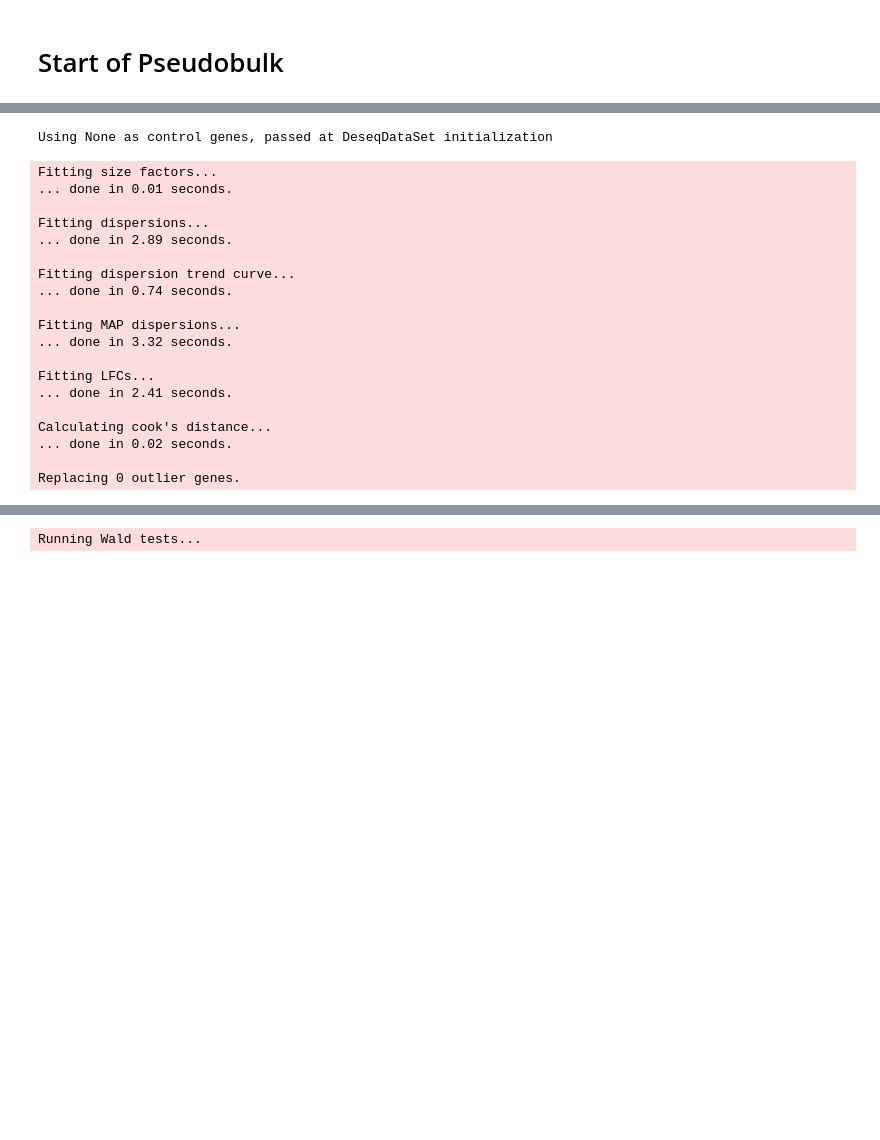
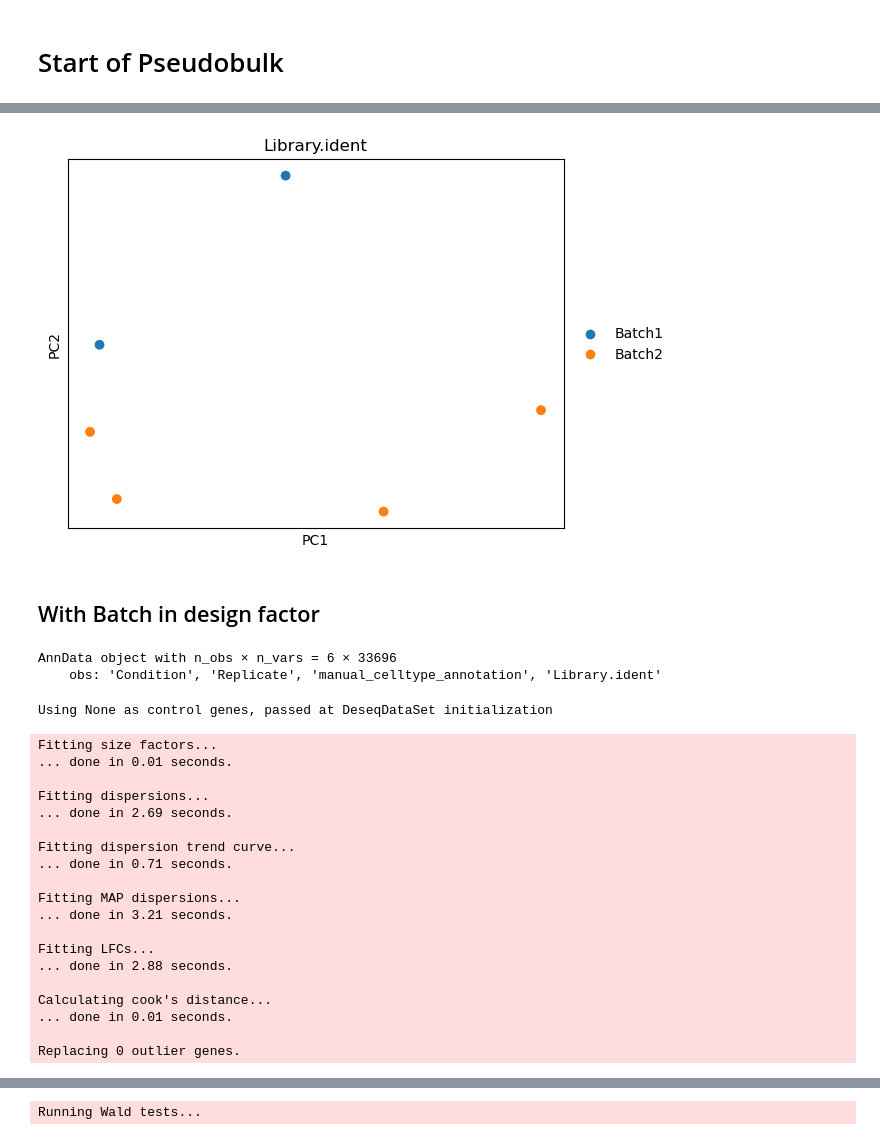
Before and after one commit to Oiya861028/1-sc_practice, a Jupyter notebook: Differential_Gene_Analysis/Notebook/pseudobulk.ipynb, the cells around one changed output, grey strips where cells are left out. Cells and saved outputs as stored; diff of their text form; code cells hidden in the pictures; blank space fills up the shorter version.

```diff
--- a/Differential_Gene_Analysis/Notebook/pseudobulk.ipynb
+++ b/Differential_Gene_Analysis/Notebook/pseudobulk.ipynb
@@ -65,3 +101,9 @@ Categories (1, object): ['Control']
+# %%
+sc.pl.pca(hindbrain_dds, color = "Library.ident", size=200)
+# %% [output]
+[figure, added]
+# %% [markdown]
+## With Batch in design factor
 # %%
 # Convert X to raw
 adata.X = adata.layers["raw_counts"]
@@ -72,24 +114,29 @@ hindbrain_pb = pseudobulk.run_pseudobulk(hindbrain_subset, by = "Sample", metada
+# %%
+hindbrain_pb
+# %% [output]
+AnnData object with n_obs × n_vars = 6 × 33696
+    obs: 'Condition', 'Replicate', 'manual_celltype_annotation', 'Library.ident'
 # %%
-hindbrain_dds = pseudobulk.run_deseq(hindbrain_pb, "~Condition", min_cells=0)
+hindbrain_dds = pseudobulk.run_deseq(hindbrain_pb, "~Library.ident+Condition", min_samples=0)
 # %% [output]
 Using None as control genes, passed at DeseqDataSet initialization
 Fitting size factors...
 ... done in 0.01 seconds.
 
 Fitting dispersions...
-... done in 2.89 seconds.
+... done in 2.69 seconds.
 
 Fitting dispersion trend curve...
-... done in 0.74 seconds.
+... done in 0.71 seconds.
 
 Fitting MAP dispersions...
-... done in 3.32 seconds.
+... done in 3.21 seconds.
 
 Fitting LFCs...
-... done in 2.41 seconds.
+... done in 2.88 seconds.
 
 Calculating cook's distance...
-... done in 0.02 seconds.
+... done in 0.01 seconds.
 
 Replacing 0 outlier genes.
 # %%
```
Also changed, not shown: parts of 9 cells of this notebook, 6 other files.
